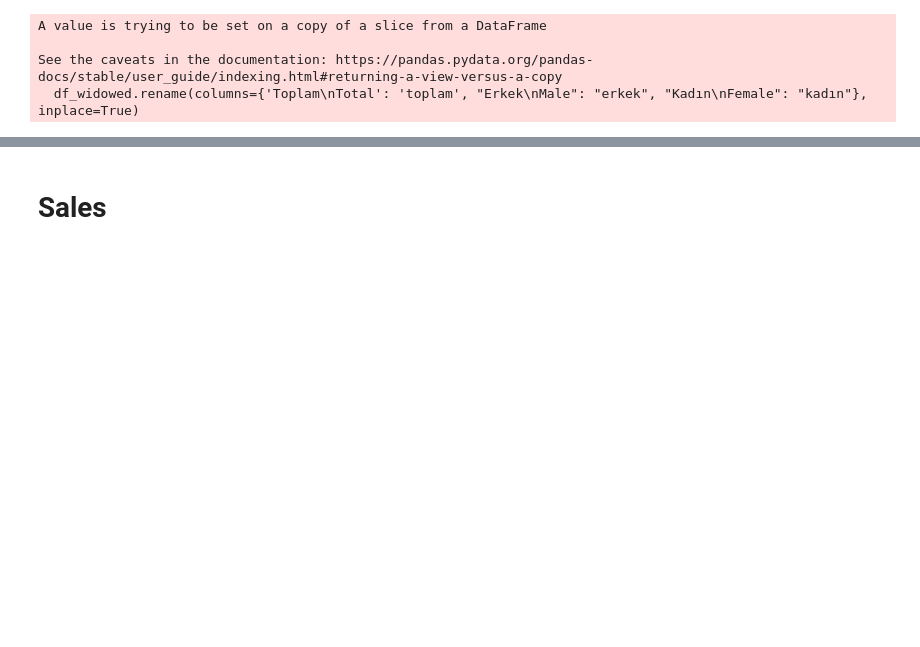
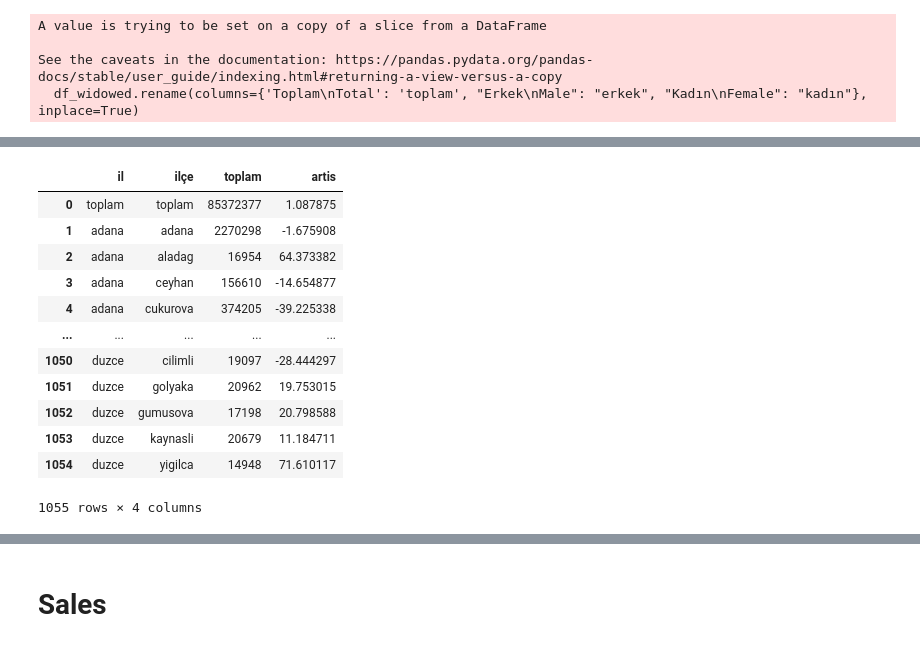
Before and after one commit to Zakerous76/analythings-viz-2-fastAPI-integration, a Jupyter notebook: plotly-py-viz-fastapi/developement.ipynb, the cells around one changed output, grey strips where cells are left out. Cells and saved outputs as stored; diff of their text form; code cells hidden in the pictures; blank space fills up the shorter version.

```diff
--- a/plotly-py-viz-fastapi/developement.ipynb
+++ b/plotly-py-viz-fastapi/developement.ipynb
@@ -205,0 +281,31 @@ population_origin_city()
+# %%
+turkish_to_english = {
+    'ç': 'c', 'ğ': 'g', 'ı': 'i', 'ö': 'o', 'ş': 's', 'ü': 'u', "i̇": "i",
+    'Ç': 'C', 'Ğ': 'G', 'İ': 'I', 'Ö': 'O', 'Ş': 'S', 'Ü': 'U', ".": ""
+}
+def replace_turkish_chars(text):
+    text = text.lower()
+    for turkish_char, english_char in turkish_to_english.items():
+        text = text.replace(turkish_char, english_char)
+    return text
+# %%
+count=0
+for index, row in df_trend.iterrows():
+    df_trend.iat[index, 0] = replace_turkish_chars(row["il"])
+    df_trend.iat[index, 1] = replace_turkish_chars(row["ilçe"])
+
+df_trend
+# %% [output]
+|  | il | ilçe | toplam | artis |
+| 0 | toplam | toplam | 85372377 | 1.087875 |
+| 1 | adana | adana | 2270298 | -1.675908 |
+| 2 | adana | aladag | 16954 | 64.373382 |
+| 3 | adana | ceyhan | 156610 | -14.654877 |
+| 4 | adana | cukurova | 374205 | -39.225338 |
+| ... | ... | ... | ... | ... |
+| 1050 | duzce | cilimli | 19097 | -28.444297 |
+| 1051 | duzce | golyaka | 20962 | 19.753015 |
+| 1052 | duzce | gumusova | 17198 | 20.798588 |
+| 1053 | duzce | kaynasli | 20679 | 11.184711 |
+| 1054 | duzce | yigilca | 14948 | 71.610117 |
+1055 rows × 4 columns
```
Also changed, not shown: parts of 9 cells of this notebook.
